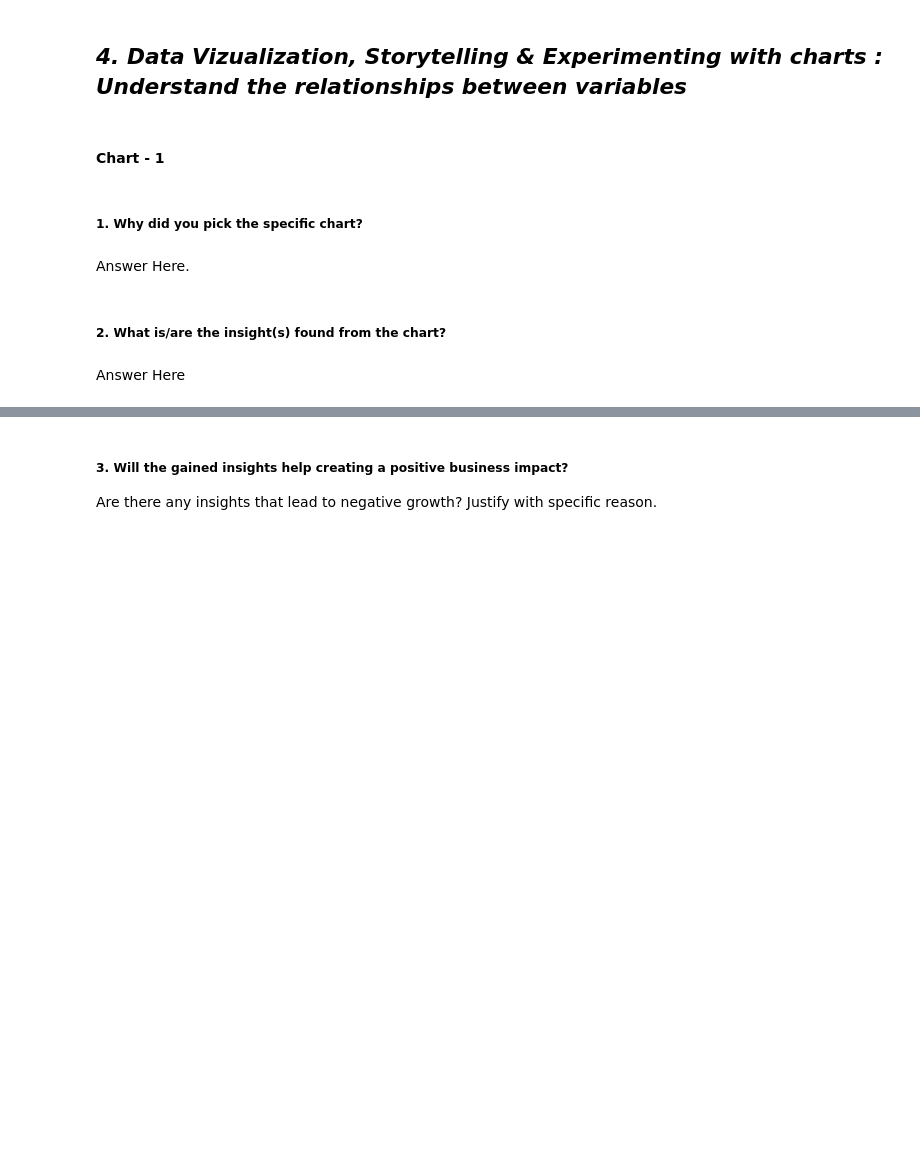
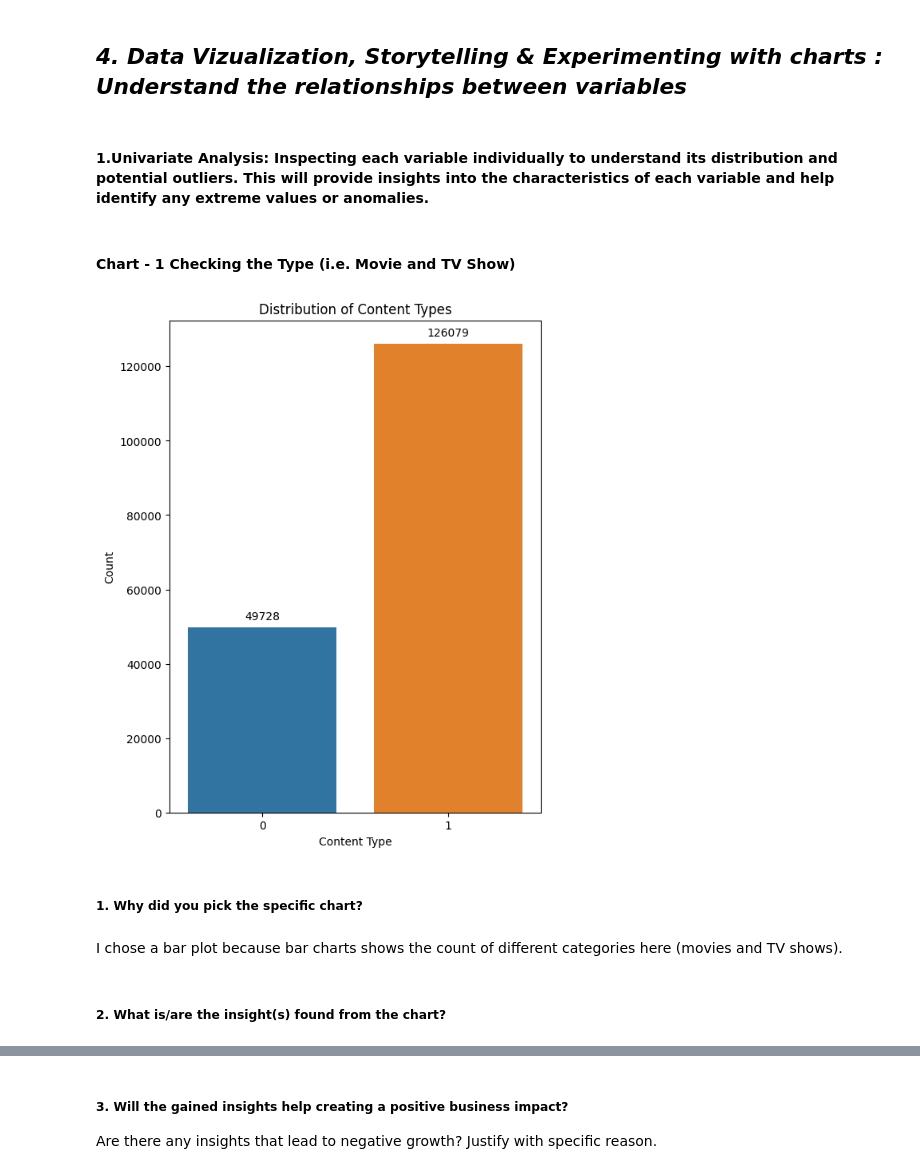
Before and after one commit to vyankath/Capstone_UL_NMTC, a Jupyter notebook: USC_Submission_NMTC.ipynb, the cells around one changed output, grey strips where cells are left out. Saved outputs shown, nothing was run; the diff lists cells and outputs as text; code cells hidden in the pictures; blank space fills up the shorter version.

```diff
--- a/USC_Submission_NMTC.ipynb
+++ b/USC_Submission_NMTC.ipynb
@@ -311,0 +575,5 @@ Unique values in description are 7769
+# %%
+import math
+df['duration_minutes'].fillna(math.floor(df['duration_minutes'].mean()), inplace=True) # filling na as int 106 mean
+# %%
+df['duration_seasons'].dropna(inplace=True)
@@ -311,0 +586,3 @@ Unique values in description are 7769
+# %%
+df['is_movie'] = df['type'].replace({'Movie': 1, 'TV Show': 0})     # Converting movie as 1 and TV Show as 0
+df.drop('type', axis=1, inplace=True)
@@ -311,0 +627,7 @@ Unique values in description are 7769
+# %%
+rating_to_category = {'TV-MA':'Adult Content','R':'Adult Content','PG-13':'Teen Content','TV-14':'Teen Content','TV-PG':'Children Content',
+                      'NR':'Not Rated','TV-G':'Children Content','TV-Y':'Family-friendly Content','TV-Y7':'Family-friendly Content',
+                      'PG':'Children Content','G':'Children Content','NC-17':'Adult Content','TV-Y7-FV':'Family-friendly Content','UR':'Not Rated'}
+
+df['rating'] = df['rating'].map(rating_to_category)
+df['rating'].unique()
@@ -316,4 +676,2 @@ Answer Here.
 # %% [markdown]
 ## ***4. Data Vizualization, Storytelling & Experimenting with charts : Understand the relationships between variables***
-# %% [markdown]
-#### Chart - 1
@@ -322,8 +678,23 @@ Answer Here.
+# %% [markdown]
+#### 1.Univariate Analysis: Inspecting each variable individually to understand its distribution and potential outliers. This will provide insights into the characteristics of each variable and help identify any extreme values or anomalies.
+# %% [markdown]
+#### Chart - 1 Checking the Type (i.e. Movie and TV Show)
+# %%
+# Chart - 1 visualization code
+plt.figure(figsize=(6, 8))
+p=sns.countplot(data=df, x='is_movie')    # Movie as 1 and TV Show
+plt.title('Distribution of Content Types')
+plt.xlabel('Content Type')
+plt.ylabel('Count')
+for i in p.patches:
+    p.annotate(f'{i.get_height()}', (i.get_x() + i.get_width() / 2., i.get_height()), ha = 'center', va = 'center', xytext = (0, 10),
+    textcoords = 'offset points')
+plt.show()
+# %% [output]
+[figure, added]
 # %% [markdown]
 ##### 1. Why did you pick the specific chart?
-# %% [markdown]
-Answer Here.
+# %% [markdown]
+I chose a bar plot because bar charts shows the count of different categories here (movies and TV shows).
 # %% [markdown]
 ##### 2. What is/are the insight(s) found from the chart?
-# %% [markdown]
-Answer Here
```
Also changed, not shown: parts of 173 cells of this notebook.
